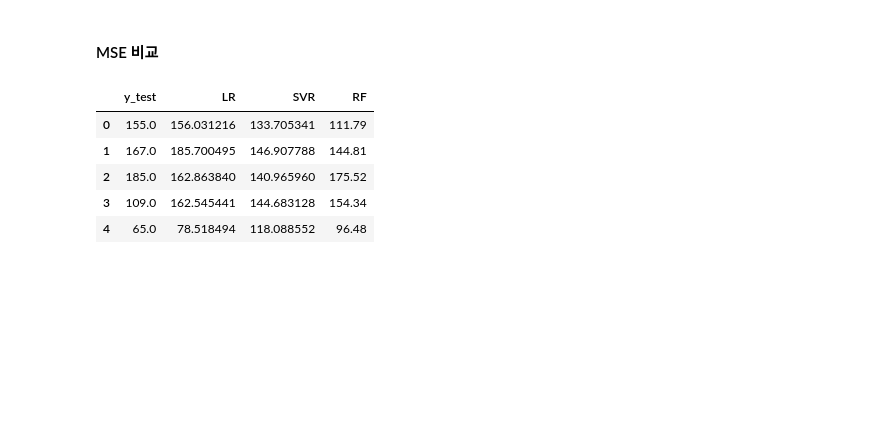
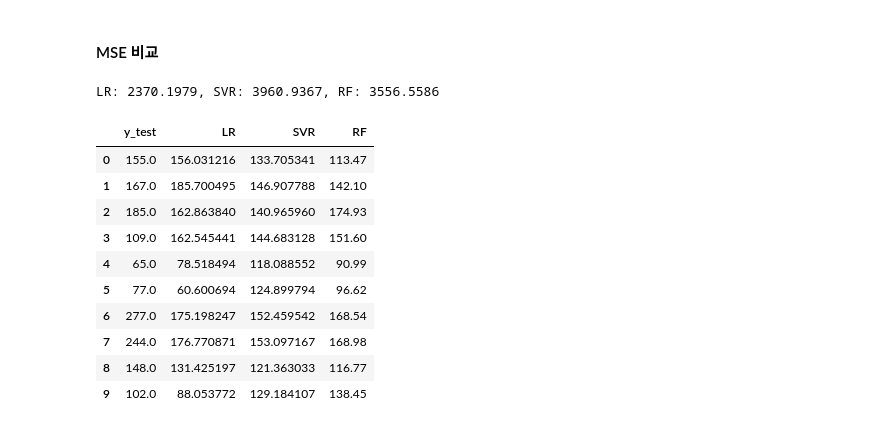
Before and after one commit to 1unasy/MachineLearning-2021-12, a Jupyter notebook: 04.회귀/06.다중회귀_당뇨병.ipynb, the cells around one changed output. Cells and saved outputs as stored; diff of their text form; code cells hidden in the pictures; blank space fills up the shorter version.

```diff
--- a/04.회귀/06.다중회귀_당뇨병.ipynb
+++ b/04.회귀/06.다중회귀_당뇨병.ipynb
@@ -111,15 +114,26 @@ mse_rfr
 # %% [markdown]
 #### MSE 비교
+# %%
+# MSE
+print(f'LR: {mse_lr:.4f}, SVR: {mse_svr:.4f}, RF: {mse_rfr:.4f}')
+# %% [output]
+LR: 2370.1979, SVR: 3960.9367, RF: 3556.5586
 # %%
+# 실제값과 예측값 비교
 df = pd.DataFrame({
     'y_test':y_test, 'LR':pred_lr,
     'SVR':pred_svr, 'RF':pred_rfr
 })
-df.head()
+df.head(10)
 # %% [output]
 |  | y_test | LR | SVR | RF |
-| 0 | 155.0 | 156.031216 | 133.705341 | 111.79 |
-| 1 | 167.0 | 185.700495 | 146.907788 | 144.81 |
-| 2 | 185.0 | 162.863840 | 140.965960 | 175.52 |
-| 3 | 109.0 | 162.545441 | 144.683128 | 154.34 |
-| 4 | 65.0 | 78.518494 | 118.088552 | 96.48 |
+| 0 | 155.0 | 156.031216 | 133.705341 | 113.47 |
+| 1 | 167.0 | 185.700495 | 146.907788 | 142.10 |
+| 2 | 185.0 | 162.863840 | 140.965960 | 174.93 |
+| 3 | 109.0 | 162.545441 | 144.683128 | 151.60 |
+| 4 | 65.0 | 78.518494 | 118.088552 | 90.99 |
+| 5 | 77.0 | 60.600694 | 124.899794 | 96.62 |
+| 6 | 277.0 | 175.198247 | 152.459542 | 168.54 |
+| 7 | 244.0 | 176.770871 | 153.097167 | 168.98 |
+| 8 | 148.0 | 131.425197 | 121.363033 | 116.77 |
+| 9 | 102.0 | 88.053772 | 129.184107 | 138.45 |
```
Also changed, not shown: parts of 3 cells of this notebook.
